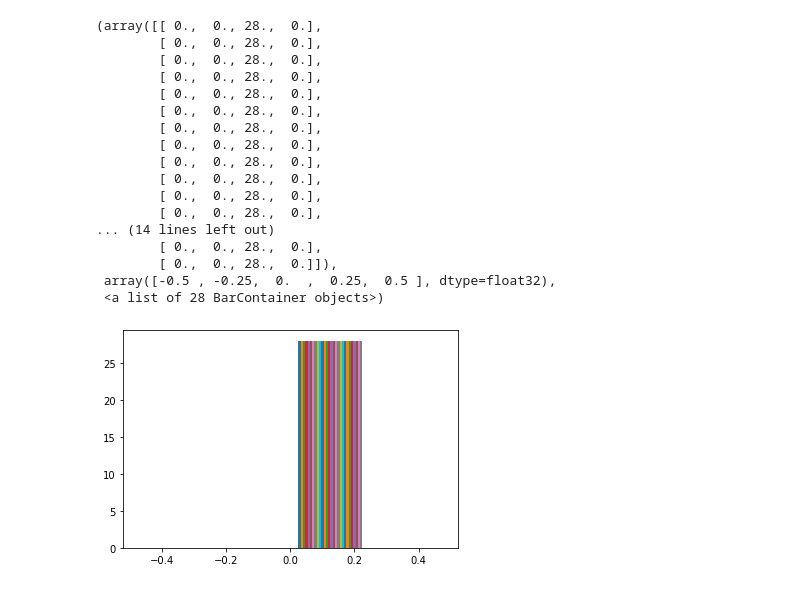
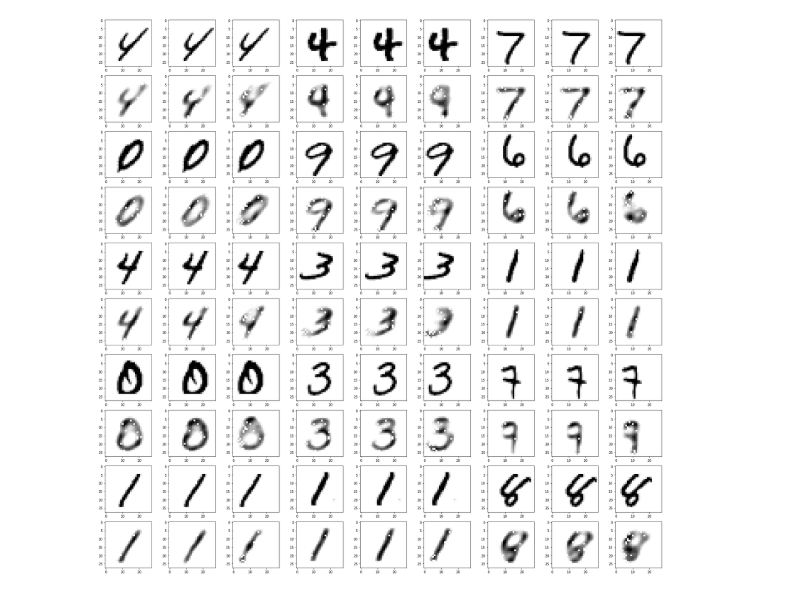
Before and after one commit to shazoop/form_motion_NN, a Jupyter notebook: local_chart.ipynb, the cells around one changed output. Saved outputs shown, nothing was run; the diff lists cells and outputs as text; code cells hidden in the pictures.

Commit message:
cleaned up Exp1. Successfully trained local chart

```diff
--- a/local_chart.ipynb
+++ b/local_chart.ipynb
@@ -228,4 +248,4 @@ model_dis = make_model(28**2, latent_dim= 16, trans_dim = 2)
 device = torch.device(1)
 torch.cuda.set_device(1)
 model_dis = model_dis.to(device)
-optimizer = torch.optim.Adam(model_dis.parameters(), lr=0.001) #e-1
+optimizer = torch.optim.Adam(model_dis.parameters(), lr=1e-3) #e-1
@@ -232,2 +254,2 @@ optimizer = torch.optim.Adam(model_dis.parameters(), lr=0.001) #e-1
 # %%
-train(200, model_dis, device, data_loader, optimizer, epoch = 10, movie_len = 3, transform_set = transform_set, sparse_par = 1e-2, opt_interval = 4, beta = .8)
+train(300, model_dis, device, data_loader, optimizer, epoch = 10, movie_len = movie_len, transform_set = transform_set, sparse_par = 5e-4, opt_interval = 3, beta = .85)
@@ -234,23 +272,0 @@ train(200, model_dis, device, data_loader, optimizer, epoch = 10, movie_len = 3,
-# %%
-model_dis.eval()
-data, _ = next(iter(data_loader))
-out_frames = torch.zeros(batch_size, 3, 28**2)
-true_frames = torch.zeros(batch_size,3,28,28)
-for i in range(1):
-    if i == 0:
-        transform = rand.choice(transform_set)
-        prev_frame = curr_frame = data
-        true_frames[:,i,:,:] = curr_frame.squeeze(1)
-        curr_frame = curr_frame.flatten(1).to(device)
-        out_frames[:,i,:], latent_rep, _ = model_dis(curr_frame)
-#         latent_rep = latent_rep.detach().clone()
-#         latent_rep = latent_rep.to(device)
-    else:
-        curr_frame = transform(prev_frame)
-        true_frames[:,i,:,:] = curr_frame.squeeze(1)
-        prev_frame = curr_frame
-        curr_frame = curr_frame.flatten(1).to(device)
-        out_frames[:,i,:], out_rep, _ = model_dis(curr_frame, latent_rep)
-
-out_frames = out_frames.reshape(batch_size,3,28,28)
-out_frames = out_frames.detach()
@@ -279,0 +273,2 @@ plt.hist(true_frames[ix,0],bins=4)
+# %%
+true_frames, out_frames = test(model_dis, device, test_loader, movie_len, transform_set)
@@ -280,21 +285,11 @@ plt.hist(true_frames[ix,0],bins=4)
 # %%
-plt.hist(true_frames[ix,1], bins=4)
+fig = plt.figure(figsize=(30,30)) #image sequence from dataset
+for i in range(45):
+        fig.add_subplot(10,9,i+9*(i//9)+1)
+        plt.imshow(true_frames[i//3,i % 3],cmap = "Greys")
+        fig.add_subplot(10,9,i+9*(i//9)+10)
+        plt.imshow(out_frames[i//3,i % 3], cmap = 'Greys')
+# plt.hist(true_frames[ix,0],bins=4)
+# plt.hist(true_frames[ix,1], bins=4)
 # %% [output]
-(array([[ 0.,  0., 28.,  0.],
-        [ 0.,  0., 28.,  0.],
-        [ 0.,  0., 28.,  0.],
-        [ 0.,  0., 28.,  0.],
-        [ 0.,  0., 28.,  0.],
-        [ 0.,  0., 28.,  0.],
-        [ 0.,  0., 28.,  0.],
-        [ 0.,  0., 28.,  0.],
-        [ 0.,  0., 28.,  0.],
-        [ 0.,  0., 28.,  0.],
-        [ 0.,  0., 28.,  0.],
-        [ 0.,  0., 28.,  0.],
-... (14 lines left out)
-        [ 0.,  0., 28.,  0.],
-        [ 0.,  0., 28.,  0.]]),
- array([-0.5 , -0.25,  0.  ,  0.25,  0.5 ], dtype=float32),
- <a list of 28 BarContainer objects>)
-[figure, old version]
+[figure, new version]
```
Also changed, not shown: parts of 22 cells of this notebook, 1 other file.
